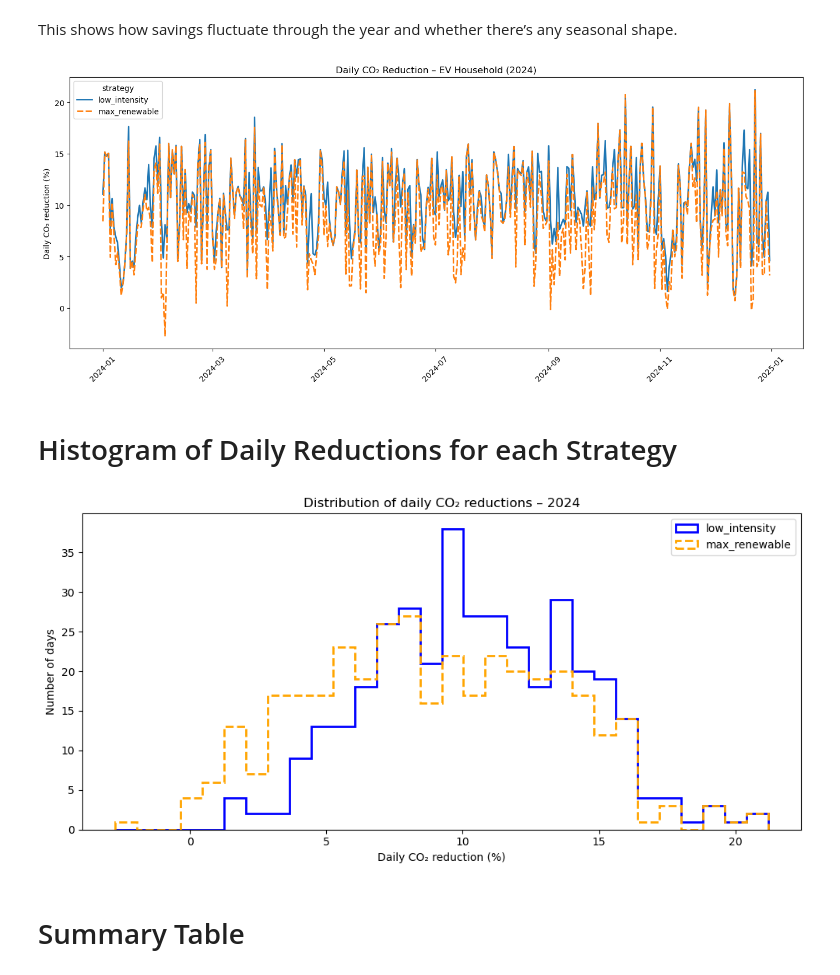
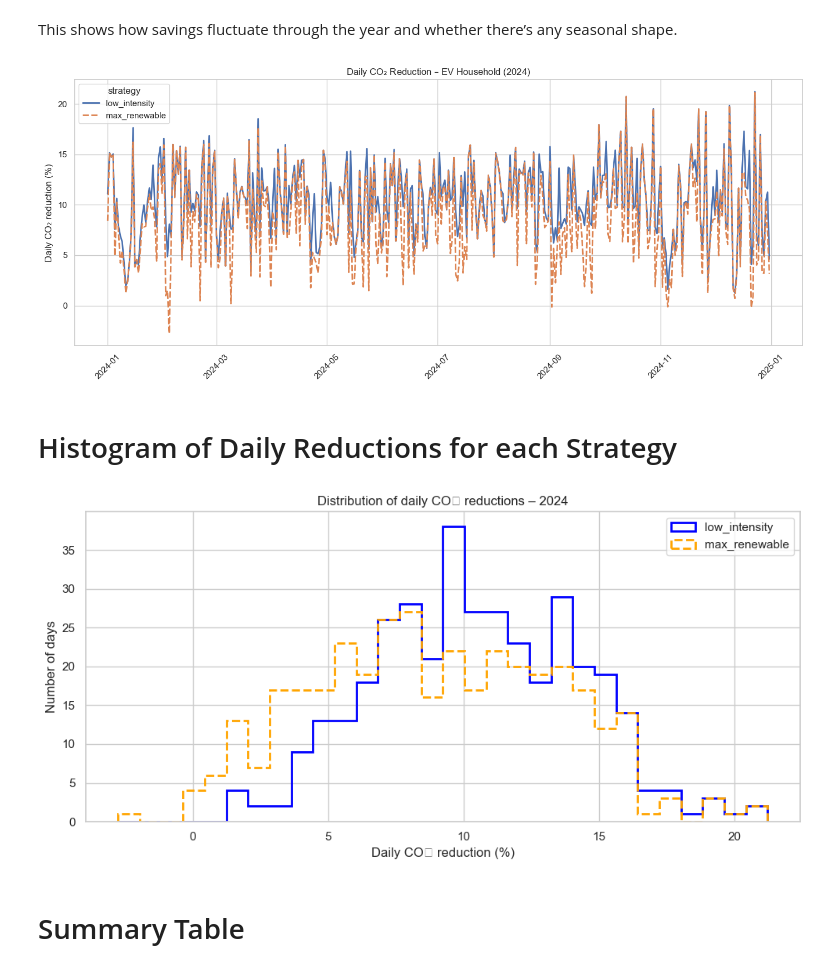
Before and after one commit to KrisN13/Forecasting-UK-Grid-Carbon-Intensity, a Jupyter notebook: notebooks/05_scenarios_and_impact.ipynb, the cells around one changed output. Saved outputs shown, nothing was run; the diff lists cells and outputs as text; code cells hidden in the pictures.

```diff
--- a/notebooks/05_scenarios_and_impact.ipynb
+++ b/notebooks/05_scenarios_and_impact.ipynb
@@ -3,6 +3,18 @@ import pandas as pd
 import numpy as np
 import matplotlib.pyplot as plt
 import seaborn as sns
+
+# Consistent plotting style
+plt.style.use("default")
+sns.set_theme(style="whitegrid")
+
+# Colour palette (clean energy theme)
+COLORS = {
+    "blue": "#1764AB",
+    "green": "#4CA466",
+    "orange": "#D55E00",
+    "grey": "#6E7D8C",
+}
 # %%
 # File path for carbon intensity dataset
 PATH = "../data/processed/df_carbon.parquet"
@@ -521,29 +533,29 @@ This shows how savings fluctuate through the year and whether there’s any seas
 # %%
 df_red_ev_2024 = df_red_2024.copy()  # if you overwrote df_red_2024 for the EV run
 
 # Prepare EV daily reductions for plotting
 df_ev_plot = df_red_ev_2024.reset_index().rename(columns={"index": "date"})
 df_ev_plot["reduction_pct"] = df_ev_plot["reduction"] * 100
 
 plt.figure(figsize=(14, 6))
 sns.lineplot(
     data=df_ev_plot,
     x="date",
     y="reduction_pct",
     hue="strategy",
     style="strategy",
     linewidth=2,
 )
-plt.ylabel("Daily CO₂ reduction (%)")
+plt.ylabel("Daily CO$₂$ reduction (%)")
 plt.xlabel("")
-plt.title("Daily CO₂ Reduction – EV Household (2024)")
+plt.title("Daily CO$₂$ Reduction – EV Household (2024)")
 plt.xticks(rotation=45)
 plt.tight_layout()
 
 plt.savefig("C:/Users/Krist/OneDrive/Documents/Data Analysis/Practice/Carbon/assets/daily_reduction_EV_2024.png", dpi=150)
 plt.show()
 # %% [output]
-[figure, old version]
+[figure, new version]
 # %% [markdown]
 # Histogram of Daily Reductions for each Strategy
 # %%
@@ -584,7 +596,7 @@ def plot_reduction_histogram(df_red: pd.DataFrame, bins: int = 20, title: str =
 # Example:
 plot_reduction_histogram(df_red_2024, bins=30, title="Distribution of daily CO₂ reductions – 2024")
 # %% [output]
-[figure, old version]
+[figure, new version]
 # %% [markdown]
 # Summary Table
 # %%
```
Also changed, not shown: parts of 16 cells of this notebook, 10 other files.
